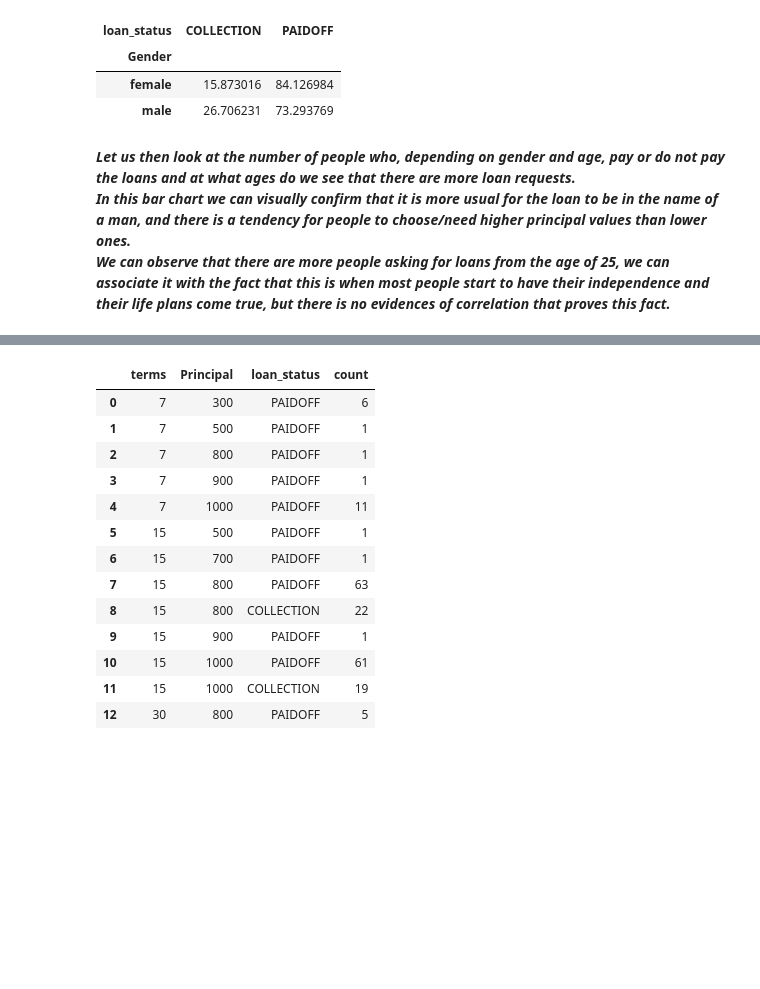
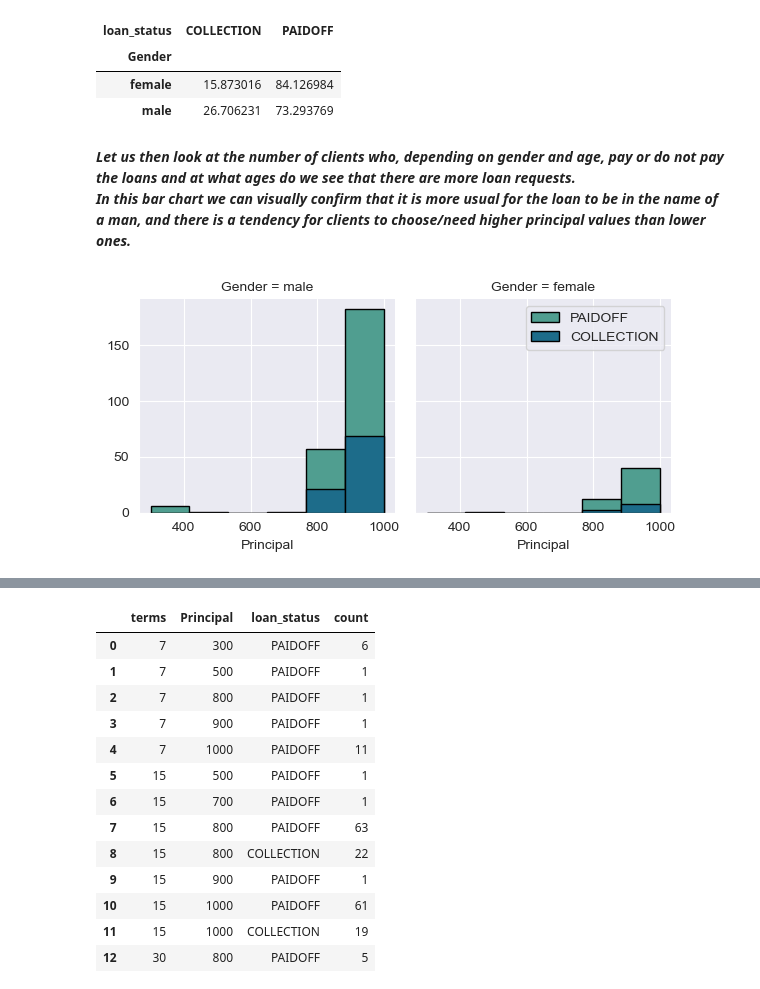
Before and after one commit to ThatPoter/Bank-Loan-Classifier, a Jupyter notebook: LoansStatusClassification(Unbalanced).ipynb, the cells around one changed output, grey strips where cells are left out. Saved outputs shown, nothing was run; the diff lists cells and outputs as text; code cells hidden in the pictures; blank space fills up the shorter version.

```diff
--- a/LoansStatusClassification(Unbalanced).ipynb
+++ b/LoansStatusClassification(Unbalanced).ipynb
@@ -201,6 +201,15 @@ groupby_gender.unstack(level=-1)
 | female | 15.873016 | 84.126984 |
 | male | 26.706231 | 73.293769 |
 # %% [markdown]
-***Let us then look at the number of people who, depending on gender and age, pay or do not pay the loans and at what ages do we see that there are more loan requests.***  \
-***In this bar chart we can visually confirm that it is more usual for the loan to be in the name of a man, and there is a tendency for people to choose/need higher principal values than lower ones.*** \
-***We can observe that there are more people asking for loans from the age of 25, we can associate it with the fact that this is when most people start to have their independence and their life plans come true, but there is no evidences of correlation that proves this fact.***
+***Let us then look at the number of clients who, depending on gender and age, pay or do not pay the loans and at what ages do we see that there are more loan requests.***  \
+***In this bar chart we can visually confirm that it is more usual for the loan to be in the name of a man, and there is a tendency for clients to choose/need higher principal values than lower ones.***
+# %%
+# Plot the bar chart to visualize loan status trow ages split by gender
+bins = np.linspace(df.Principal.min(), df.Principal.max(), 7)
+g = sns.FacetGrid(df, col="Gender", hue="loan_status", palette="crest", col_wrap=2)
+g.map(plt.hist, "Principal", bins=bins, ec="k")
+
+g.axes[1].legend()
+plt.show()
+# %% [output]
+[figure, added]
```
Also changed, not shown: parts of 26 cells of this notebook.
